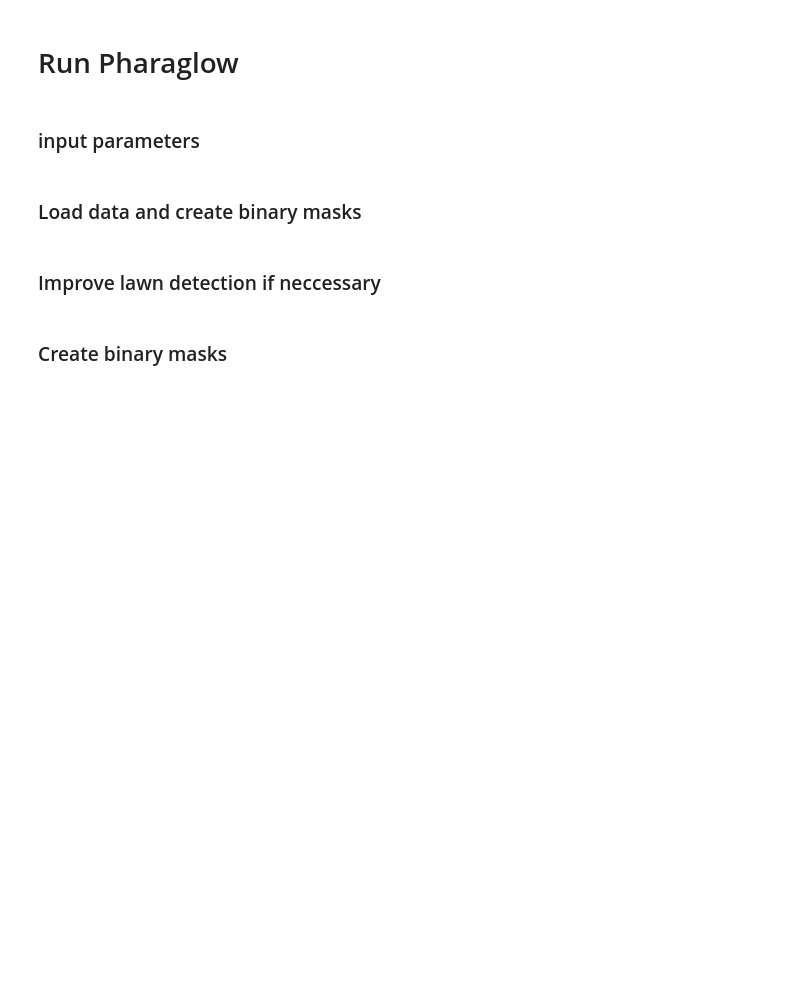
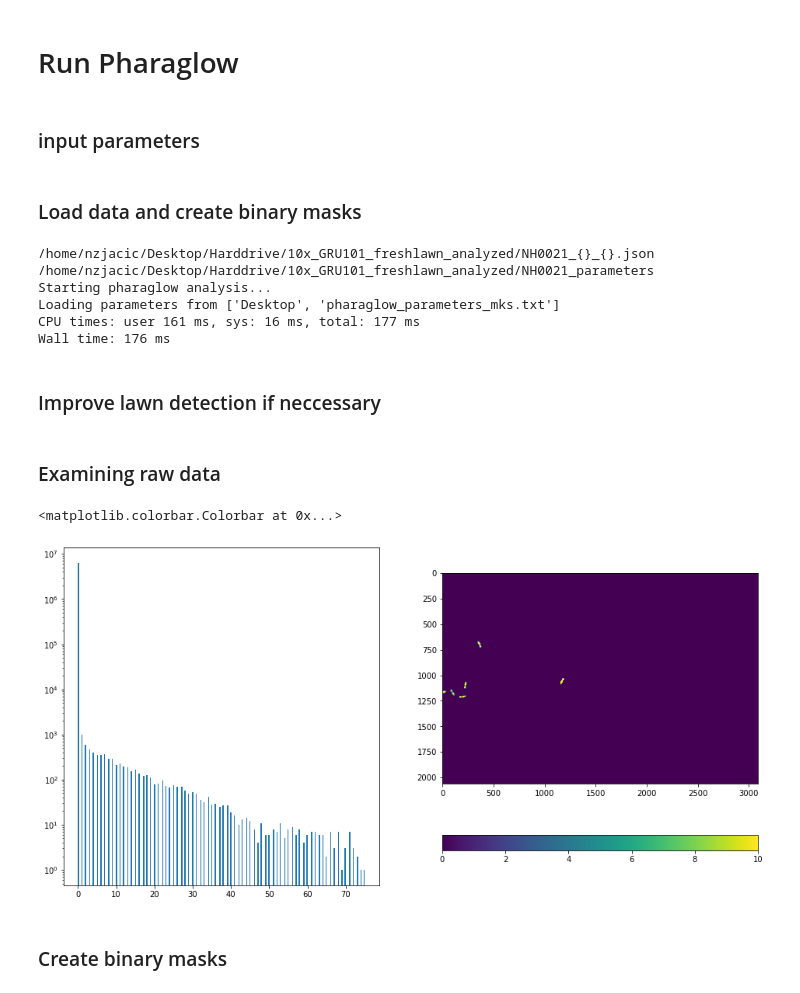
Before and after one commit to scholz-lab/PharaGlow, a Jupyter notebook: notebooks/RunningPharaglowParallel.ipynb, the cells around one changed output. Saved outputs shown, nothing was run; the diff lists cells and outputs as text; code cells hidden in the pictures; blank space fills up the shorter version.

Commit message:
Raw data exploration added
Intensity of raw data can now be plotted to help with finding the right recording settings, etc.

```diff
--- a/notebooks/RunningPharaglowParallel.ipynb
+++ b/notebooks/RunningPharaglowParallel.ipynb
@@ -30,3 +22,11 @@ nWorkers = 5
+# %%
+### CHANGE FILE/DIRECTORY NAMES
+parameterfile = "/home/nzjacic/Desktop/pharaglow_parameters_mks.txt"
+inPath = "/home/nzjacic/Desktop/Harddrive/10x_GRU101_freshlawn/Analyzed/20200630_NH0021"
+outPath = "/home/nzjacic/Desktop/Harddrive/10x_GRU101_freshlawn_analyzed"
+lawnPath = None #"/opt/data/Lawns/"
+movie = "20200630_NH0021"
+nWorkers = 5
 # %% [markdown]
 ### Load data and create binary masks
 # %%
@@ -56,10 +56,17 @@ print(saveparam)
 # starting pharaglow
 print('Starting pharaglow analysis...')
 rawframes = pims.open(fname)
-rawframes = rawframes#[:2000]
+rawframes = rawframes[:2000]
 print('Loading parameters from {}'.format(parameterfile.split('/')[-2:]))
 with open(parameterfile) as f:
     param = json.load(f)
+# %% [output]
+/home/nzjacic/Desktop/Harddrive/10x_GRU101_freshlawn_analyzed/NH0021_{}_{}.json
+/home/nzjacic/Desktop/Harddrive/10x_GRU101_freshlawn_analyzed/NH0021_parameters
+Starting pharaglow analysis...
+Loading parameters from ['Desktop', 'pharaglow_parameters_mks.txt']
+CPU times: user 161 ms, sys: 16 ms, total: 177 ms
+Wall time: 176 ms
 # %% [markdown]
 ### Improve lawn detection if neccessary
 # %%
@@ -78,6 +85,20 @@ if lawnfile is not None:
     plt.contour(binLawn, alpha=0.5, cmap='pink')
     plt.subplot(122)
     plt.imshow(binLawn)
+# %% [markdown]
+### Examining raw data
+# %%
+plt.figure(figsize=(16,8))
+# histogram of pixel intensity values
+plt.subplot(121)
+plt.hist(rawframes[t].ravel(), bins=256, log=True)
+# worm visualization where color = intensity - can chance clim
+plt.subplot(122)
+plt.imshow(rawframes[t], clim=(0,10)) # 0<=clim<=256
+plt.colorbar(orientation='horizontal')
+# %% [output]
+<matplotlib.colorbar.Colorbar at 0x...>
+[figure, added]
 # %% [markdown]
 ### Create binary masks
 # %%
```
Also changed, not shown: parts of 4 cells of this notebook.
